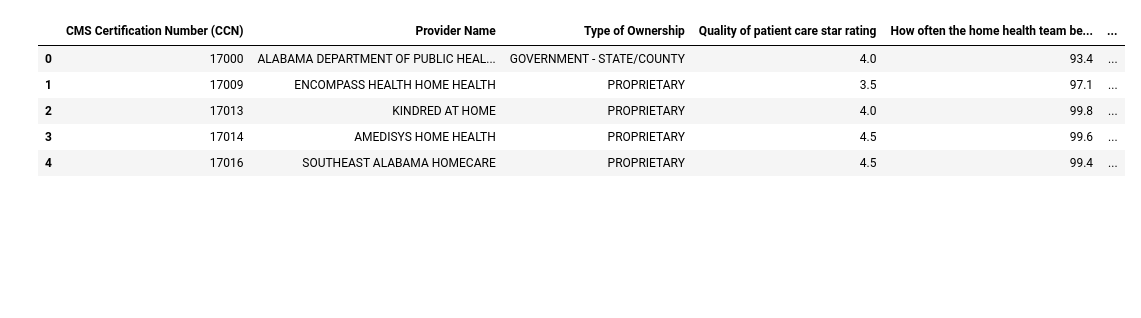
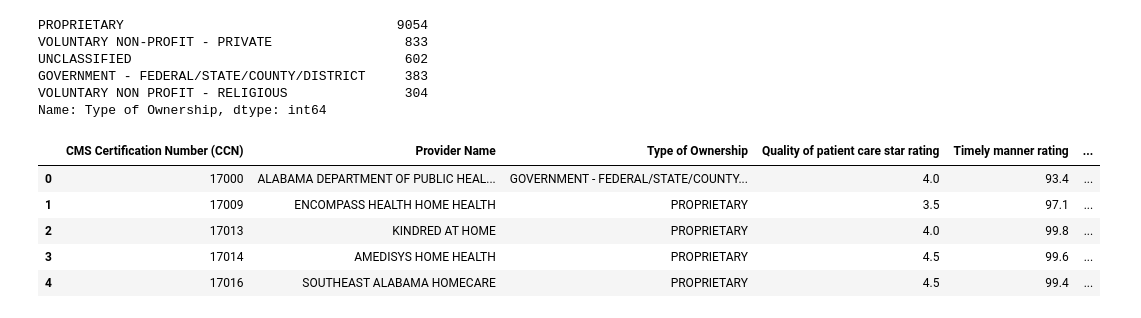
Before and after one commit to NKelly1992/Project-1---Medical-Deserts, a Jupyter notebook: HomeHealthCareProviderData.ipynb, the cells around one changed output. Saved outputs shown, nothing was run; the diff lists cells and outputs as text; code cells hidden in the pictures; blank space fills up the shorter version.

```diff
--- a/HomeHealthCareProviderData.ipynb
+++ b/HomeHealthCareProviderData.ipynb
@@ -10,4 +13,20 @@ from matplotlib import pyplot as plt
 file = "HH_Provider_July2021.csv"
 
 df = pd.read_csv(file)
+# %%
+df.drop("Footnote for quality of patient care star rating", inplace=True, axis=1)
+df.drop("Footnote for how often the home health team began their patients' care in a timely manner", inplace=True, axis=1)
+df.drop("Footnote for how often the home health team taught patients (or their family caregivers) about their drugs", inplace=True, axis=1)
+df.drop("Footnote for how often the home health team determined whether patients received a flu shot for the current flu season", inplace=True, axis=1)
+df.drop("Footnote for how often patients got better at walking or moving around", inplace=True, axis=1)
+df.drop("Footnote for how often patients got better at getting in and out of bed", inplace=True, axis=1)
+df.drop("Footnote for how often patients got better at bathing", inplace=True, axis=1)
+df.drop("Footnote for how often patients got better at taking their drugs correctly by mouth", inplace=True, axis=1)
+df.drop("Footnote for how often home health patients had to be admitted to the hospital", inplace=True, axis=1)
+df.drop("Footnote for how often patients receiving home health care needed urgent, unplanned care in the ER without being admitted", inplace=True, axis=1)
+df.drop("Footnote Changes in skin integrity post-acute care: pressure ulcer/injury", inplace=True, axis=1)
+df.drop("Footnote for how often physician-recommended actions to address medication issues were completely timely", inplace=True, axis=1)
+df.drop("Footnote for DTC Risk-Standardized Rate", inplace=True, axis=1)
+df.drop("Footnote for PPR Risk-Standardized Rate", inplace=True, axis=1)
+df.drop("Footnote for how much Medicare spends on an episode of care at this agency, compared to Medicare spending across all agencies nationally", inplace=True, axis=1)
 # %%
@@ -33,2 +52,4 @@ df_new
 # %%
-df["Type of Ownership"].value_counts()
+df=df.replace("Better Than National Rate", "Higher")
+df=df.replace("Same As National Rate", "Average")
+df=df.replace("Worse Than National Rate", "Lower")
@@ -43,0 +56,5 @@ Name: Type of Ownership, dtype: int64
+# %%
+df=df.rename(columns={"How often the home health team began their patients' care in a timely manner": "Timely manner rating",
+                     "How often the home health team taught patients (or their family caregivers) about their drugs": "Teaching patients about drugs rating",
+                     "How often the home health team determined whether patients received a flu shot for the current flu season": "Flu Shot Confirmation rating",
+                     })
@@ -44,23 +74,38 @@ Name: Type of Ownership, dtype: int64
+# %%
+df=df.replace("GOVERNMENT - STATE/COUNTY", "GOVERNMENT - FEDERAL/STATE/COUNTY/DISTRICT")
+df=df.replace("VOLUNTARY NON PROFIT - RELIGIOUS AFFILIATION", "VOLUNTARY NON PROFIT - RELIGIOUS")
+df=df.replace("GOVERNMENT - LOCAL", "GOVERNMENT - FEDERAL/STATE/COUNTY/DISTRICT")
+df=df.replace("VOLUNTARY NON-PROFIT - OTHER", "UNCLASSIFIED")
+df=df.replace("GOVERNMENT - COMBINATION GOVT & VOLUNTARY", "UNCLASSIFIED")
+# %%
+df["Type of Ownership"].value_counts()
+# %% [output]
+PROPRIETARY                                   9054
+VOLUNTARY NON-PROFIT - PRIVATE                 833
+UNCLASSIFIED                                   602
+GOVERNMENT - FEDERAL/STATE/COUNTY/DISTRICT     383
+VOLUNTARY NON PROFIT - RELIGIOUS               304
+Name: Type of Ownership, dtype: int64
 # %%
 df_ratings = df[["CMS Certification Number (CCN)", "Provider Name", "Type of Ownership",
                 "Quality of patient care star rating",
-                "How often the home health team began their patients' care in a timely manner",
-                "How often the home health team taught patients (or their family caregivers) about their drugs",
-                "How often the home health team determined whether patients received a flu shot for the current flu season",
+                "Timely manner rating",
+                "Teaching patients about drugs rating",
+                "Flu Shot Confirmation rating",
                 "How often patients got better at walking or moving around",
                 "How often patients got better at getting in and out of bed",
                 "How often patients got better at bathing",
                 "How often patients' breathing improved",
                 "How often patients got better at taking their drugs correctly by mouth",
                 "How often home health patients had to be admitted to the hospital",
                 "How often patients receiving home health care needed urgent, unplanned care in the ER without being admitted",
                 "How often physician-recommended actions to address medication issues were completely timely",
                 "DTC Risk-Standardized Rate", "DTC Performance Categorization", "PPR Risk-Standardized Rate",
                 "PPR Performance Categorization"]]
 df_ratings.head()
 # %% [output]
-|  | CMS Certification Number (CCN) | Provider Name | Type of Ownership | Quality of patient care star rating | How often the home health team be... | ... |
-| 0 | 17000 | ALABAMA DEPARTMENT OF PUBLIC HEAL... | GOVERNMENT - STATE/COUNTY | 4.0 | 93.4 | ... |
+|  | CMS Certification Number (CCN) | Provider Name | Type of Ownership | Quality of patient care star rating | Timely manner rating | ... |
+| 0 | 17000 | ALABAMA DEPARTMENT OF PUBLIC HEAL... | GOVERNMENT - FEDERAL/STATE/COUNTY... | 4.0 | 93.4 | ... |
 | 1 | 17009 | ENCOMPASS HEALTH HOME HEALTH | PROPRIETARY | 3.5 | 97.1 | ... |
 | 2 | 17013 | KINDRED AT HOME | PROPRIETARY | 4.0 | 99.8 | ... |
 | 3 | 17014 | AMEDISYS HOME HEALTH | PROPRIETARY | 4.5 | 99.6 | ... |
```
Also changed, not shown: parts of 16 cells of this notebook, 2 other files.
